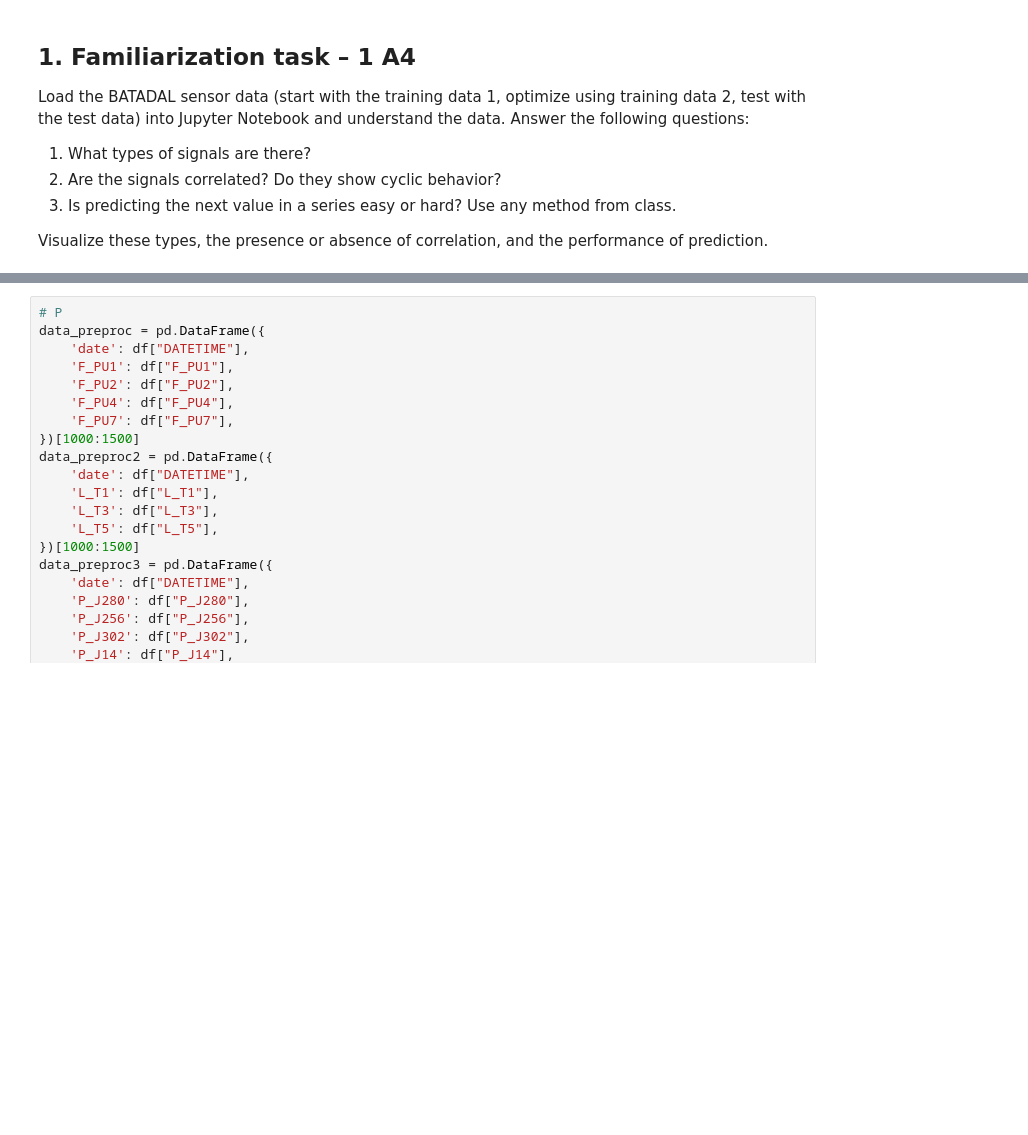
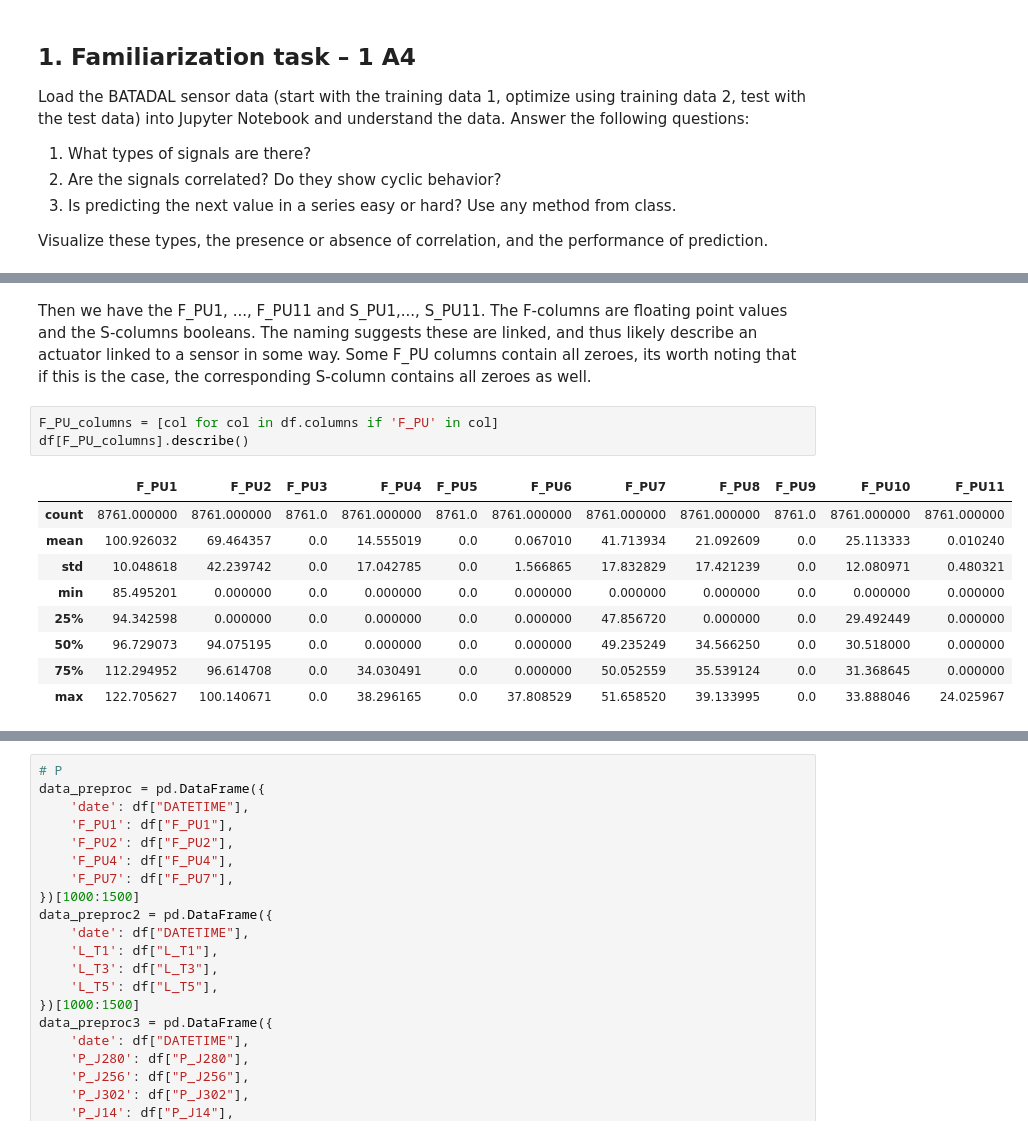
Before and after one commit to mennobo/cda_2_3_4, a Jupyter notebook: Lab2.ipynb, the cells around one changed output, grey strips where cells are left out. Cells and saved outputs as stored; diff of their text form; blank space fills up the shorter version.

```diff
--- a/Lab2.ipynb
+++ b/Lab2.ipynb
@@ -125,0 +153,15 @@ Visualize these types, the presence or absence of correlation, and the performan
+# %% [markdown]
+Then we have the F\_PU1, ..., F\_PU11 and S\_PU1,..., S\_PU11. The F-columns are floating point values and the S-columns booleans. The naming suggests these are linked, and thus likely describe an actuator linked to a sensor in some way. Some F\_PU columns contain all zeroes, its worth noting that if this is the case, the corresponding S-column contains all zeroes as well.
+# %%
+F_PU_columns = [col for col in df.columns if 'F_PU' in col]
+df[F_PU_columns].describe()
+# %% [output]
+|  | F_PU1 | F_PU2 | F_PU3 | F_PU4 | F_PU5 | F_PU6 | F_PU7 | F_PU8 | F_PU9 | F_PU10 | F_PU11 |
+| count | 8761.000000 | 8761.000000 | 8761.0 | 8761.000000 | 8761.0 | 8761.000000 | 8761.000000 | 8761.000000 | 8761.0 | 8761.000000 | 8761.000000 |
+| mean | 100.926032 | 69.464357 | 0.0 | 14.555019 | 0.0 | 0.067010 | 41.713934 | 21.092609 | 0.0 | 25.113333 | 0.010240 |
+| std | 10.048618 | 42.239742 | 0.0 | 17.042785 | 0.0 | 1.566865 | 17.832829 | 17.421239 | 0.0 | 12.080971 | 0.480321 |
+| min | 85.495201 | 0.000000 | 0.0 | 0.000000 | 0.0 | 0.000000 | 0.000000 | 0.000000 | 0.0 | 0.000000 | 0.000000 |
+| 25% | 94.342598 | 0.000000 | 0.0 | 0.000000 | 0.0 | 0.000000 | 47.856720 | 0.000000 | 0.0 | 29.492449 | 0.000000 |
+| 50% | 96.729073 | 94.075195 | 0.0 | 0.000000 | 0.0 | 0.000000 | 49.235249 | 34.566250 | 0.0 | 30.518000 | 0.000000 |
+| 75% | 112.294952 | 96.614708 | 0.0 | 34.030491 | 0.0 | 0.000000 | 50.052559 | 35.539124 | 0.0 | 31.368645 | 0.000000 |
+| max | 122.705627 | 100.140671 | 0.0 | 38.296165 | 0.0 | 37.808529 | 51.658520 | 39.133995 | 0.0 | 33.888046 | 24.025967 |
```
Also changed, not shown: parts of 22 cells of this notebook.
